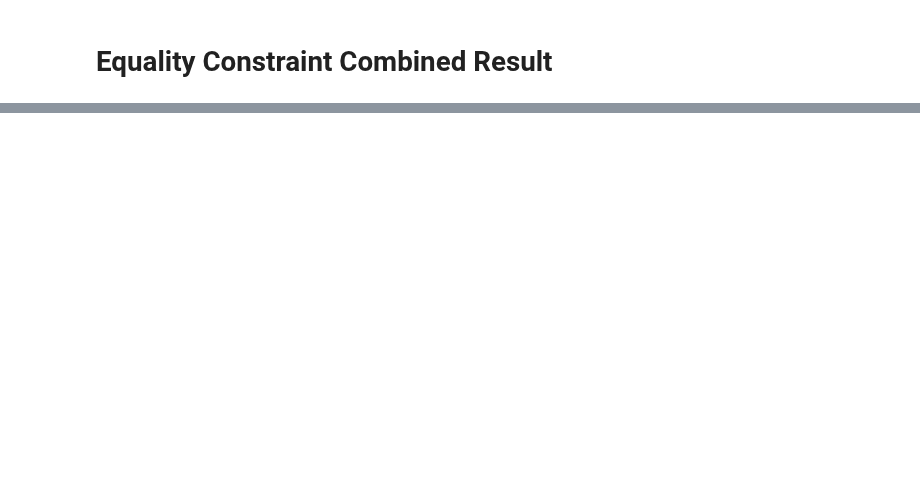
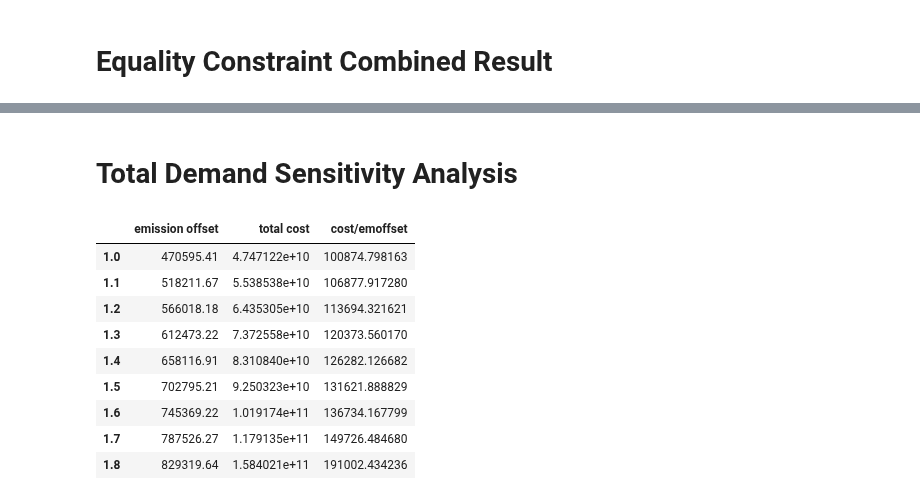
Before and after one commit to lewisjko/FYDP, a Jupyter notebook: FYDP.ipynb, the cells around one changed output, grey strips where cells are left out. Saved outputs shown, nothing was run; the diff lists cells and outputs as text; code cells hidden in the pictures; blank space fills up the shorter version.

Commit message:
notebook with analysis

```diff
--- a/FYDP.ipynb
+++ b/FYDP.ipynb
@@ -8186,0 +13286,2 @@ The distribution is the same across all results because the demands are fixed
+# %% [markdown]
+# Total Demand Sensitivity Analysis
@@ -8186,0 +13314,47 @@ The distribution is the same across all results because the demands are fixed
+# %%
+import numpy as np
+
+
+equality_result_demand_factor_1_5 = pd.read_csv('combined_result_equal_demand_factor_1.0_0.5.csv')
+equality_result_demand_factor_11_5 = pd.read_csv('combined_result_equal_demand_factor_1.1_0.5.csv')
+equality_result_demand_factor_12_5 = pd.read_csv('combined_result_equal_demand_factor_1.2_0.5.csv')
+equality_result_demand_factor_13_5 = pd.read_csv('combined_result_equal_demand_factor_1.3_0.5.csv')
+equality_result_demand_factor_14_5 = pd.read_csv('combined_result_equal_demand_factor_1.4_0.5.csv')
+equality_result_demand_factor_15_5 = pd.read_csv('combined_result_equal_demand_factor_1.5_0.5.csv')
+equality_result_demand_factor_16_5 = pd.read_csv('combined_result_equal_demand_factor_1.6_0.5.csv')
+equality_result_demand_factor_17_5 = pd.read_csv('combined_result_equal_demand_factor_1.7_0.5.csv')
+equality_result_demand_factor_18_5 = pd.read_csv('combined_result_equal_demand_factor_1.8_0.5.csv')
+
+
+index_label = ['1.0', '1.1','1.2','1.3','1.4','1.5','1.6','1.7','1.8']
+
+em_list = []
+cost_list = []
+i = 0
+for df in [equality_result_demand_factor_1_5,equality_result_demand_factor_11_5,
+           equality_result_demand_factor_12_5,equality_result_demand_factor_13_5,
+           equality_result_demand_factor_14_5,equality_result_demand_factor_15_5,
+           equality_result_demand_factor_16_5,equality_result_demand_factor_17_5,
+           equality_result_demand_factor_18_5]:
+    i += 1
+    em_list.append(create_var_df_from_result(df,'em_offset')['value'].tolist()[0])
+    cost_list.append(create_var_df_from_result(df,'total_cost')['value'].tolist()[0])
+
+
+final_df = pd.DataFrame({'emission offset' : em_list,'total cost' : cost_list})
+final_df['cost/emoffset'] = final_df['total cost'] / final_df['emission offset']
+final_df.index = index_label
+display(final_df)
+
+final_df.to_clipboard(excel=True)
+# %% [output]
+|  | emission offset | total cost | cost/emoffset |
+| 1.0 | 470595.41 | 4.747122e+10 | 100874.798163 |
+| 1.1 | 518211.67 | 5.538538e+10 | 106877.917280 |
+| 1.2 | 566018.18 | 6.435305e+10 | 113694.321621 |
+| 1.3 | 612473.22 | 7.372558e+10 | 120373.560170 |
+| 1.4 | 658116.91 | 8.310840e+10 | 126282.126682 |
+| 1.5 | 702795.21 | 9.250323e+10 | 131621.888829 |
+| 1.6 | 745369.22 | 1.019174e+11 | 136734.167799 |
+| 1.7 | 787526.27 | 1.179135e+11 | 149726.484680 |
+| 1.8 | 829319.64 | 1.584021e+11 | 191002.434236 |
```
Also changed, not shown: parts of 129 cells of this notebook.
